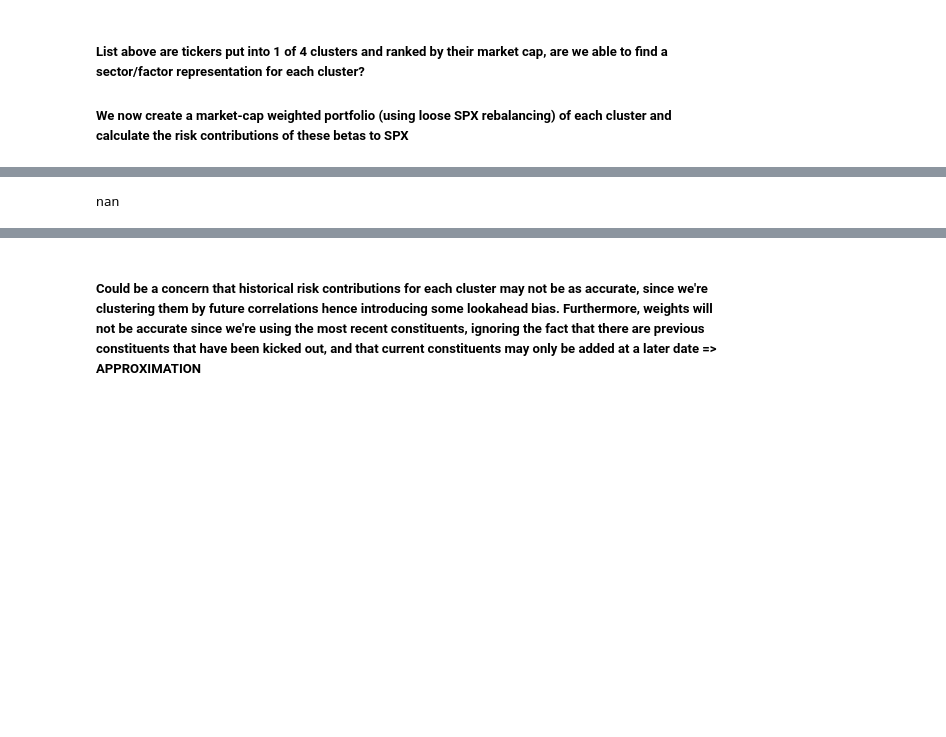
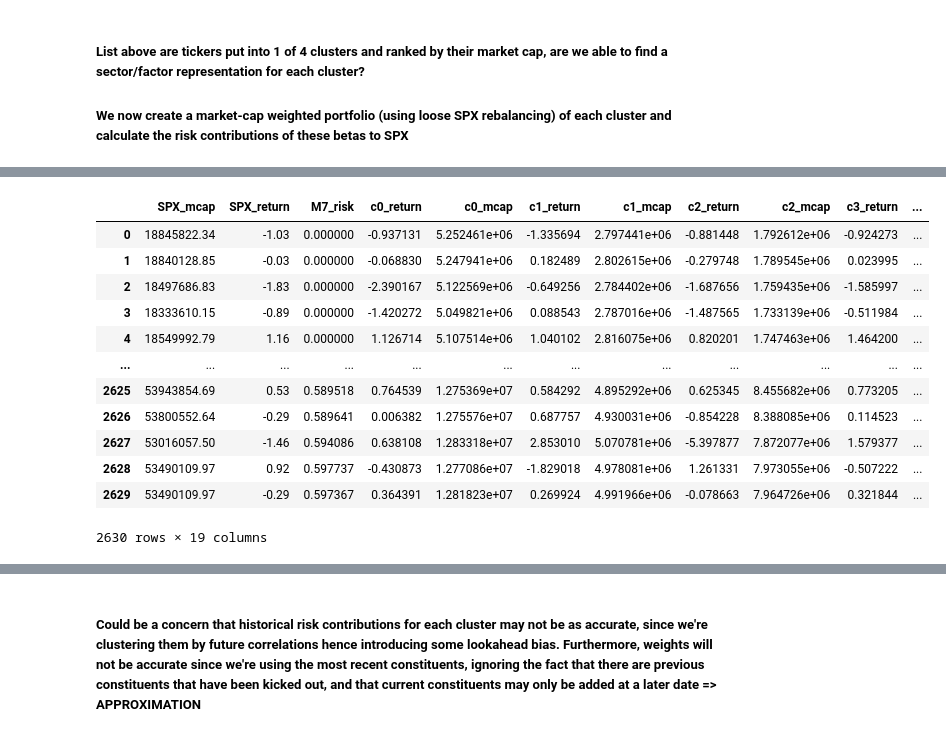
Before and after one commit to tryt0c0de/IAQF_STRAT, a Jupyter notebook: beta_testing.ipynb, the cells around one changed output, grey strips where cells are left out. Cells and saved outputs as stored; diff of their text form; code cells hidden in the pictures; blank space fills up the shorter version.

```diff
--- a/beta_testing.ipynb
+++ b/beta_testing.ipynb
@@ -569,6 +572,44 @@ for cluster in final_clusters:
-# %%
-test = cluster_df[[f"{ticker}_weight" for ticker in final_clusters[3]]]
-
-test.iloc[0]["APA_weight"] * 100
-# %% [output]
-nan
+# %%
+spx_cluster_df = main_df[["SPX_mcap", "SPX_return", "M7_risk"]].copy()
+spx_cluster_df = pd.concat([spx_cluster_df, pd.DataFrame(cluster_dict, index=spx_cluster_df.index)], axis=1)
+for i in range(4):
+    spx_cluster_df[f"c{i}_weight"] = spx_cluster_df[f"c{i}_mcap"] / spx_cluster_df["SPX_mcap"]
+spx_cluster_df.reset_index(drop=True, inplace=True)
+
+cluster_names = [f"c{i}" for i in range(4)]
+cov_columns = [f"{name}_return" for name in cluster_names] + ["SPX_return"]
+cluster_betas = {name: [] for name in cluster_names}
+window_size = 252   # 1-year rolling window (approx)
+for row in spx_cluster_df.itertuples():
+    if row.Index < window_size:
+        for name in cluster_names:
+            cluster_betas[name].append(np.nan)
+        continue
+
+    beta_df = spx_cluster_df[row.Index - window_size:row.Index + 1]
+    beta_df = beta_df[cov_columns]
+    cov_vector = beta_df.cov()["SPX_return"]
+    spx_var = cov_vector.pop("SPX_return")
+    cov_vector /= spx_var
+
+    for name, beta in cov_vector.items():
+        cluster_betas[name[:-7]].append(beta)
+
+for name, beta_ts in cluster_betas.items():
+    spx_cluster_df[f"{name}_beta"] = beta_ts
+
+spx_cluster_df
+# %% [output]
+|  | SPX_mcap | SPX_return | M7_risk | c0_return | c0_mcap | c1_return | c1_mcap | c2_return | c2_mcap | c3_return | ... |
+| 0 | 18845822.34 | -1.03 | 0.000000 | -0.937131 | 5.252461e+06 | -1.335694 | 2.797441e+06 | -0.881448 | 1.792612e+06 | -0.924273 | ... |
+| 1 | 18840128.85 | -0.03 | 0.000000 | -0.068830 | 5.247941e+06 | 0.182489 | 2.802615e+06 | -0.279748 | 1.789545e+06 | 0.023995 | ... |
+| 2 | 18497686.83 | -1.83 | 0.000000 | -2.390167 | 5.122569e+06 | -0.649256 | 2.784402e+06 | -1.687656 | 1.759435e+06 | -1.585997 | ... |
+| 3 | 18333610.15 | -0.89 | 0.000000 | -1.420272 | 5.049821e+06 | 0.088543 | 2.787016e+06 | -1.487565 | 1.733139e+06 | -0.511984 | ... |
+| 4 | 18549992.79 | 1.16 | 0.000000 | 1.126714 | 5.107514e+06 | 1.040102 | 2.816075e+06 | 0.820201 | 1.747463e+06 | 1.464200 | ... |
+| ... | ... | ... | ... | ... | ... | ... | ... | ... | ... | ... | ... |
+| 2625 | 53943854.69 | 0.53 | 0.589518 | 0.764539 | 1.275369e+07 | 0.584292 | 4.895292e+06 | 0.625345 | 8.455682e+06 | 0.773205 | ... |
+| 2626 | 53800552.64 | -0.29 | 0.589641 | 0.006382 | 1.275576e+07 | 0.687757 | 4.930031e+06 | -0.854228 | 8.388085e+06 | 0.114523 | ... |
+| 2627 | 53016057.50 | -1.46 | 0.594086 | 0.638108 | 1.283318e+07 | 2.853010 | 5.070781e+06 | -5.397877 | 7.872077e+06 | 1.579377 | ... |
+| 2628 | 53490109.97 | 0.92 | 0.597737 | -0.430873 | 1.277086e+07 | -1.829018 | 4.978081e+06 | 1.261331 | 7.973055e+06 | -0.507222 | ... |
+| 2629 | 53490109.97 | -0.29 | 0.597367 | 0.364391 | 1.281823e+07 | 0.269924 | 4.991966e+06 | -0.078663 | 7.964726e+06 | 0.321844 | ... |
+2630 rows × 19 columns
```
Also changed, not shown: parts of 4 cells of this notebook.
